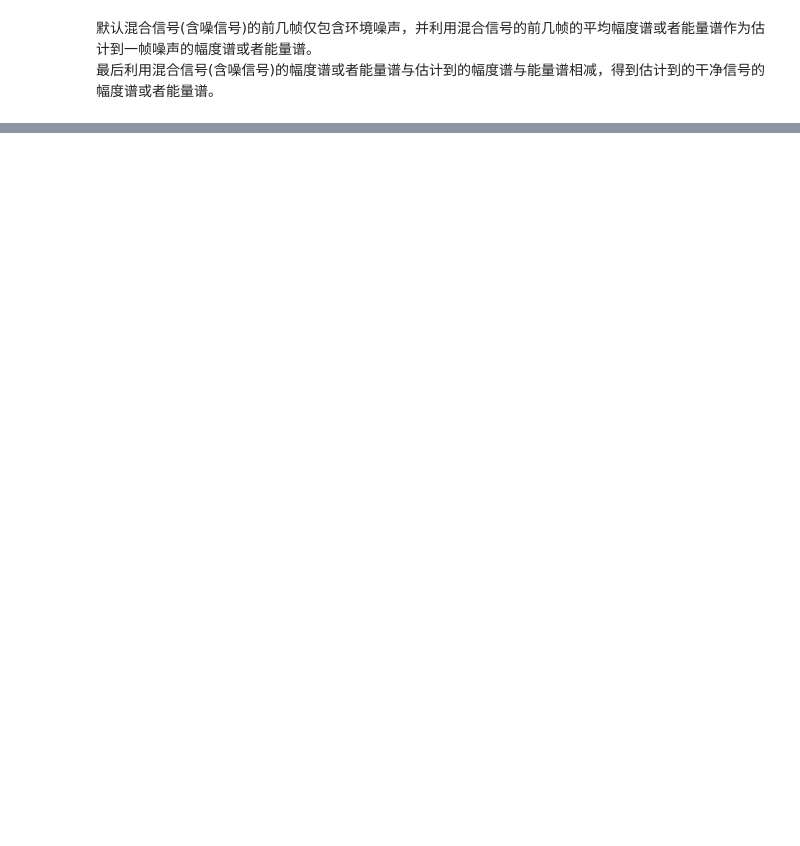
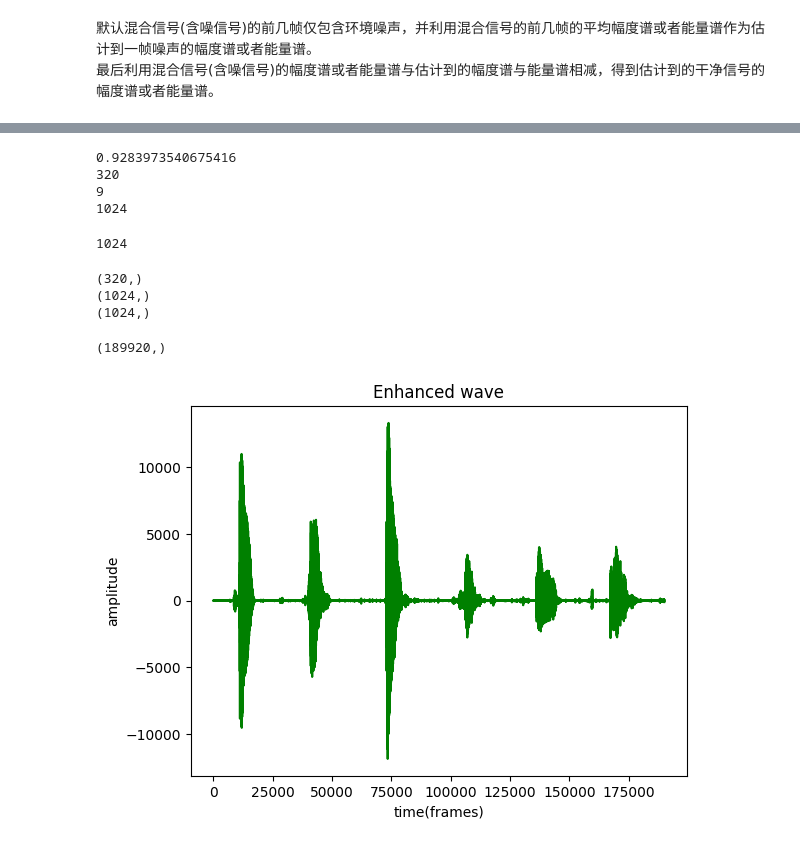
Before and after one commit to Henry-Sky/ASR-Learning, a Jupyter notebook: Exper03/exper03.ipynb, the cells around one changed output, grey strips where cells are left out. Drawn from its saved outputs; the diff is of its cells as text; code cells hidden in the pictures; blank space fills up the shorter version.

```diff
--- a/Exper03/exper03.ipynb
+++ b/Exper03/exper03.ipynb
@@ -230,0 +147,53 @@ plt.show()
+# %%
+# normalization gain for overlap+add with 50% overlap
+# 归一化因子
+winGain = len2 / sum(win)
+print(winGain)
+
+# 噪声幅度计算，假设前5帧为silence帧
+"""
+nFFT 为包含'当前帧长度'的一个'最小特定帧长度'(该特定帧长度可以方便傅里叶变换)
+nextpow2: 用于计算最小特定帧长度
+
+关于傅里叶变换的补充:
+傅里叶变换的性质要求输入信号的长度是2的幂次。
+因此, nextpow2(len_) 计算出比 len_ 大的下一个2的幂。
+将其乘以2可以确保有足够的频谱采样点, 使得频谱上的分辨率更高。
+"""
+print(len_)
+print(nextpow2(len_))
+nFFT = 2  2  (nextpow2(len_)) # 多乘一个 2 是为了超采样
+print(nFFT)
+noise_mean = np.zeros(nFFT)
+# %% [output]
+0.9283973540675416
+320
+9
+1024
+# %%
+# 计算噪声的频谱均值
+"""
+假定前5帧为噪声, 计算前5帧的频谱均值
+"""
+j = 0
+for k in range(1, 6):
+    noise_mean = noise_mean + abs(np.fft.fft(win  wave_data[0][j:j + len_], nFFT))
+    j = j + len_
+noise_mu = noise_mean / 5
+
+print(len(noise_mu))
+# %% [output]
+1024
+# %%
+insign = win  wave_data[0][0:len_]
+print(insign.shape)
+spec = np.fft.fft(insign, nFFT)
+print(spec.shape)
+# 计算幅值
+sig = abs(spec)
+print(sig.shape)
+theta = np.angle(spec)
+# %% [output]
+(320,)
+(1024,)
+(1024,)
@@ -230,0 +282,21 @@ plt.show()
+# %%
+print(xfinal.shape)
+
+wave_data = (winGain  xfinal).astype(np.short)
+# %% [output]
+(189920,)
+# %%
+import numpy as np
+import wave
+import math
+import ctypes as ct
+
+# 绘制输入音频的时域波形
+plt.figure()
+plt.plot(wave_data,c="g")
+plt.xlabel("time(frames)")
+plt.ylabel("amplitude")
+plt.title("Enhanced wave")
+plt.show()
+# %% [output]
+[figure, added]
```
Also changed, not shown: parts of 8 cells of this notebook.
